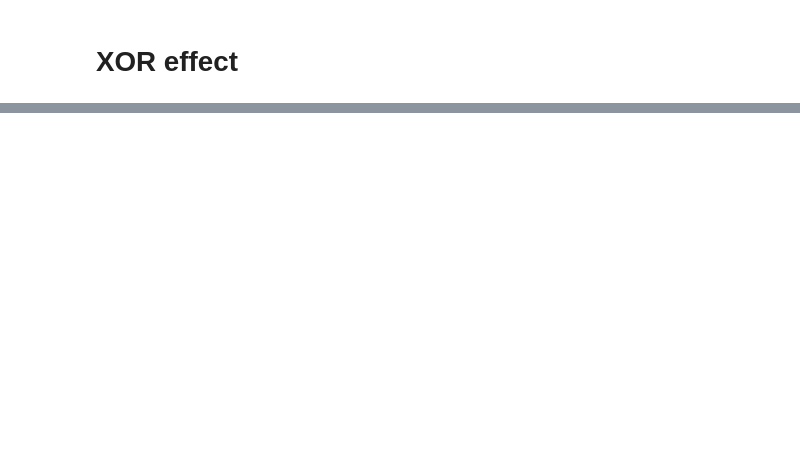
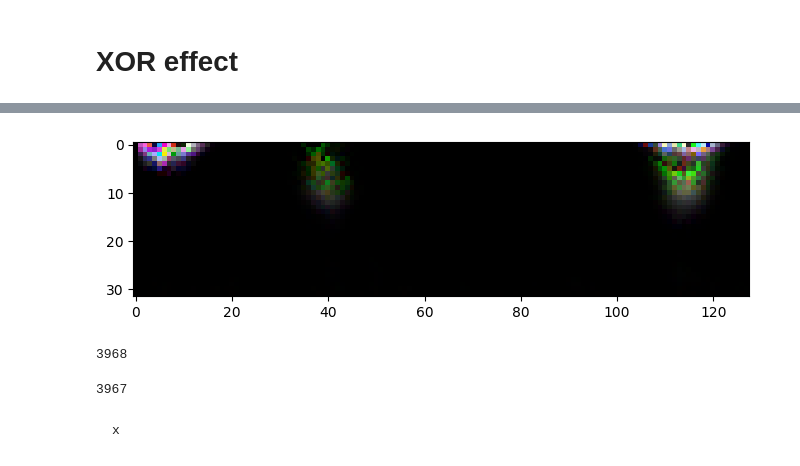
Before and after one commit to michael-betz/Espirgbani, a Jupyter notebook: dev/plasma.ipynb, the cells around one changed output, grey strips where cells are left out. Drawn from its saved outputs; the diff is of its cells as text; code cells hidden in the pictures; blank space fills up the shorter version.

````diff
--- a/dev/plasma.ipynb
+++ b/dev/plasma.ipynb
@@ -61,0 +95,16 @@ display(gcf())
+# %%
+fig
+# %% [output]
+[figure, added]
+# %%
+0+31*128
+# %% [output]
+3968
+# %%
+128*31-1
+# %% [output]
+3967
+# %% [markdown]
+```C
+x
+```
````
Also changed, not shown: parts of 19 cells of this notebook, 6 other files.
